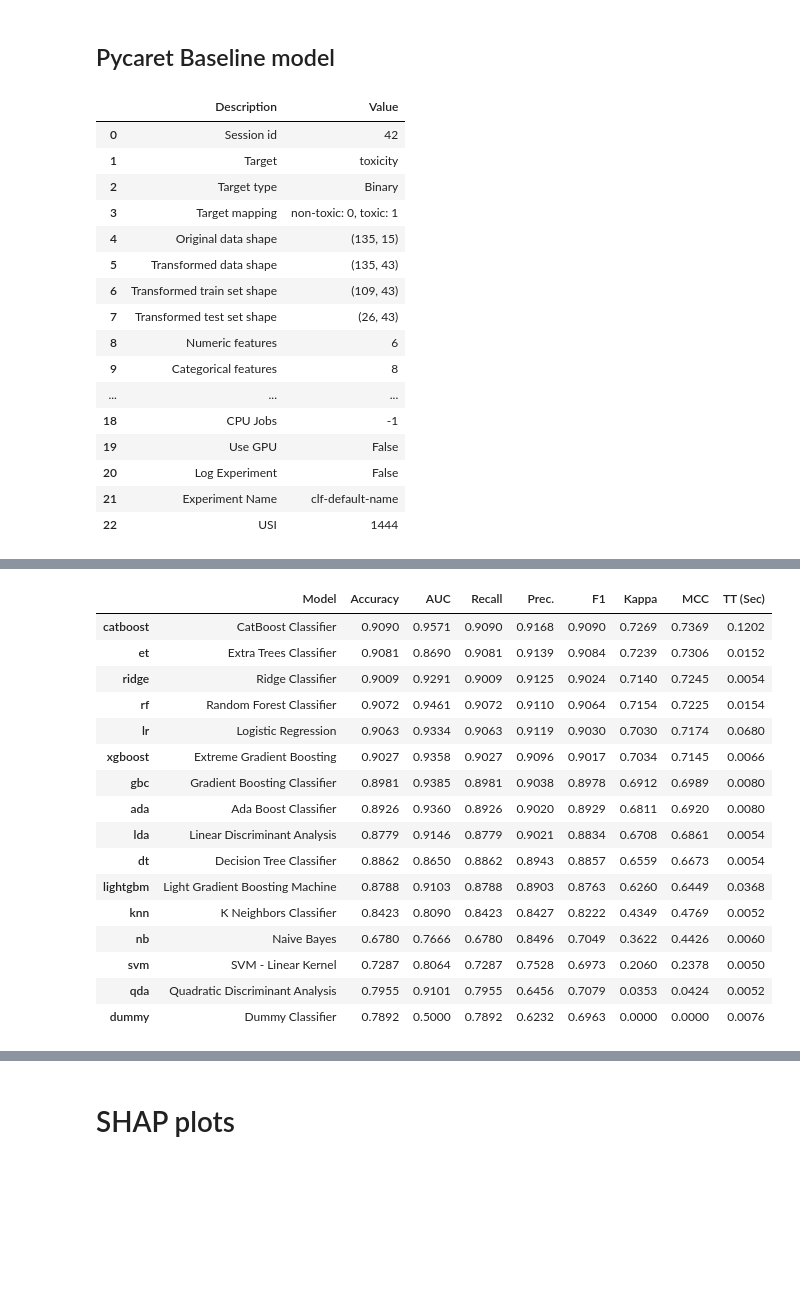
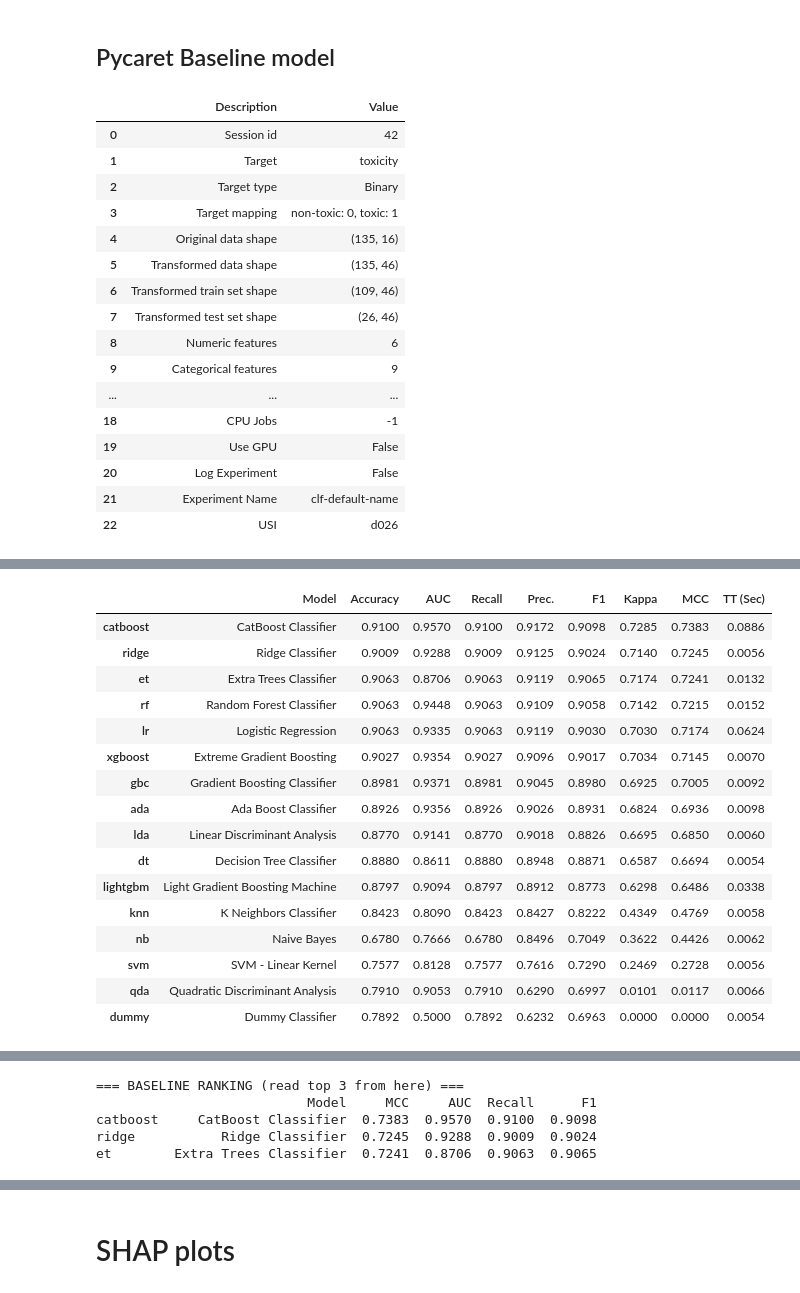
Before and after one commit to Alexangelo92/Cytotoxicity_mdpi, a Jupyter notebook: cytotoxicity_rf_classifier_MDPI_no outliers.ipynb, the cells around one changed output, grey strips where cells are left out. Cells and saved outputs as stored; diff of their text form; code cells hidden in the pictures; blank space fills up the shorter version.

```diff
--- a/cytotoxicity_rf_classifier_MDPI_no outliers.ipynb
+++ b/cytotoxicity_rf_classifier_MDPI_no outliers.ipynb
@@ -784,6 +836,7 @@ test_data_ad[target] = y_test_clean_ad.values
 clf = setup(data=train_data,
             test_data=test_data_ad,
             target=target,
+            fold=NUM_SPLITS,
             preprocess=True,
             fold_strategy=RepeatedStratifiedKFold(n_splits=5, n_repeats=10, random_state=42),
             index=False, # not treat the index column as a feature
@@ -794,41 +847,50 @@ clf = setup(data=train_data,
 | 1 | Target | toxicity |
 | 2 | Target type | Binary |
 | 3 | Target mapping | non-toxic: 0, toxic: 1 |
-| 4 | Original data shape | (135, 15) |
-| 5 | Transformed data shape | (135, 43) |
-| 6 | Transformed train set shape | (109, 43) |
-| 7 | Transformed test set shape | (26, 43) |
+| 4 | Original data shape | (135, 16) |
+| 5 | Transformed data shape | (135, 46) |
+| 6 | Transformed train set shape | (109, 46) |
+| 7 | Transformed test set shape | (26, 46) |
 | 8 | Numeric features | 6 |
-| 9 | Categorical features | 8 |
+| 9 | Categorical features | 9 |
 | ... | ... | ... |
 | 18 | CPU Jobs | -1 |
 | 19 | Use GPU | False |
 | 20 | Log Experiment | False |
 | 21 | Experiment Name | clf-default-name |
-| 22 | USI | 1444 |
+| 22 | USI | d026 |
 # %%
 # Baseline comparison
 baseline = compare_models(sort='mcc', n_select=1)
+
+baseline_results = pull()
+print("\n=== BASELINE RANKING (read top 3 from here) ===")
+print(baseline_results[['Model', 'MCC', 'AUC', 'Recall', 'F1']].head(3).to_string())
 # %% [output]
 [interactive output not drawn]
 |  | Model | Accuracy | AUC | Recall | Prec. | F1 | Kappa | MCC | TT (Sec) |
-| catboost | CatBoost Classifier | 0.9090 | 0.9571 | 0.9090 | 0.9168 | 0.9090 | 0.7269 | 0.7369 | 0.1202 |
-| et | Extra Trees Classifier | 0.9081 | 0.8690 | 0.9081 | 0.9139 | 0.9084 | 0.7239 | 0.7306 | 0.0152 |
-| ridge | Ridge Classifier | 0.9009 | 0.9291 | 0.9009 | 0.9125 | 0.9024 | 0.7140 | 0.7245 | 0.0054 |
-| rf | Random Forest Classifier | 0.9072 | 0.9461 | 0.9072 | 0.9110 | 0.9064 | 0.7154 | 0.7225 | 0.0154 |
-| lr | Logistic Regression | 0.9063 | 0.9334 | 0.9063 | 0.9119 | 0.9030 | 0.7030 | 0.7174 | 0.0680 |
-| xgboost | Extreme Gradient Boosting | 0.9027 | 0.9358 | 0.9027 | 0.9096 | 0.9017 | 0.7034 | 0.7145 | 0.0066 |
-| gbc | Gradient Boosting Classifier | 0.8981 | 0.9385 | 0.8981 | 0.9038 | 0.8978 | 0.6912 | 0.6989 | 0.0080 |
-| ada | Ada Boost Classifier | 0.8926 | 0.9360 | 0.8926 | 0.9020 | 0.8929 | 0.6811 | 0.6920 | 0.0080 |
-| lda | Linear Discriminant Analysis | 0.8779 | 0.9146 | 0.8779 | 0.9021 | 0.8834 | 0.6708 | 0.6861 | 0.0054 |
-| dt | Decision Tree Classifier | 0.8862 | 0.8650 | 0.8862 | 0.8943 | 0.8857 | 0.6559 | 0.6673 | 0.0054 |
-| lightgbm | Light Gradient Boosting Machine | 0.8788 | 0.9103 | 0.8788 | 0.8903 | 0.8763 | 0.6260 | 0.6449 | 0.0368 |
-| knn | K Neighbors Classifier | 0.8423 | 0.8090 | 0.8423 | 0.8427 | 0.8222 | 0.4349 | 0.4769 | 0.0052 |
-| nb | Naive Bayes | 0.6780 | 0.7666 | 0.6780 | 0.8496 | 0.7049 | 0.3622 | 0.4426 | 0.0060 |
-| svm | SVM - Linear Kernel | 0.7287 | 0.8064 | 0.7287 | 0.7528 | 0.6973 | 0.2060 | 0.2378 | 0.0050 |
-| qda | Quadratic Discriminant Analysis | 0.7955 | 0.9101 | 0.7955 | 0.6456 | 0.7079 | 0.0353 | 0.0424 | 0.0052 |
-| dummy | Dummy Classifier | 0.7892 | 0.5000 | 0.7892 | 0.6232 | 0.6963 | 0.0000 | 0.0000 | 0.0076 |
+| catboost | CatBoost Classifier | 0.9100 | 0.9570 | 0.9100 | 0.9172 | 0.9098 | 0.7285 | 0.7383 | 0.0886 |
+| ridge | Ridge Classifier | 0.9009 | 0.9288 | 0.9009 | 0.9125 | 0.9024 | 0.7140 | 0.7245 | 0.0056 |
+| et | Extra Trees Classifier | 0.9063 | 0.8706 | 0.9063 | 0.9119 | 0.9065 | 0.7174 | 0.7241 | 0.0132 |
+| rf | Random Forest Classifier | 0.9063 | 0.9448 | 0.9063 | 0.9109 | 0.9058 | 0.7142 | 0.7215 | 0.0152 |
+| lr | Logistic Regression | 0.9063 | 0.9335 | 0.9063 | 0.9119 | 0.9030 | 0.7030 | 0.7174 | 0.0624 |
+| xgboost | Extreme Gradient Boosting | 0.9027 | 0.9354 | 0.9027 | 0.9096 | 0.9017 | 0.7034 | 0.7145 | 0.0070 |
+| gbc | Gradient Boosting Classifier | 0.8981 | 0.9371 | 0.8981 | 0.9045 | 0.8980 | 0.6925 | 0.7005 | 0.0092 |
+| ada | Ada Boost Classifier | 0.8926 | 0.9356 | 0.8926 | 0.9026 | 0.8931 | 0.6824 | 0.6936 | 0.0098 |
+| lda | Linear Discriminant Analysis | 0.8770 | 0.9141 | 0.8770 | 0.9018 | 0.8826 | 0.6695 | 0.6850 | 0.0060 |
+| dt | Decision Tree Classifier | 0.8880 | 0.8611 | 0.8880 | 0.8948 | 0.8871 | 0.6587 | 0.6694 | 0.0054 |
+| lightgbm | Light Gradient Boosting Machine | 0.8797 | 0.9094 | 0.8797 | 0.8912 | 0.8773 | 0.6298 | 0.6486 | 0.0338 |
+| knn | K Neighbors Classifier | 0.8423 | 0.8090 | 0.8423 | 0.8427 | 0.8222 | 0.4349 | 0.4769 | 0.0058 |
+| nb | Naive Bayes | 0.6780 | 0.7666 | 0.6780 | 0.8496 | 0.7049 | 0.3622 | 0.4426 | 0.0062 |
+| svm | SVM - Linear Kernel | 0.7577 | 0.8128 | 0.7577 | 0.7616 | 0.7290 | 0.2469 | 0.2728 | 0.0056 |
+| qda | Quadratic Discriminant Analysis | 0.7910 | 0.9053 | 0.7910 | 0.6290 | 0.6997 | 0.0101 | 0.0117 | 0.0066 |
+| dummy | Dummy Classifier | 0.7892 | 0.5000 | 0.7892 | 0.6232 | 0.6963 | 0.0000 | 0.0000 | 0.0054 |
 [interactive output not drawn]
+=== BASELINE RANKING (read top 3 from here) ===
+                           Model     MCC     AUC  Recall      F1
+catboost     CatBoost Classifier  0.7383  0.9570  0.9100  0.9098
+ridge           Ridge Classifier  0.7245  0.9288  0.9009  0.9024
+et        Extra Trees Classifier  0.7241  0.8706  0.9063  0.9065
 # %%
 # Optimize the best model's hyperparameters using Optuna with early stopping
 tuned_model = tune_model(baseline,
```
Also changed, not shown: parts of 16 cells of this notebook.
